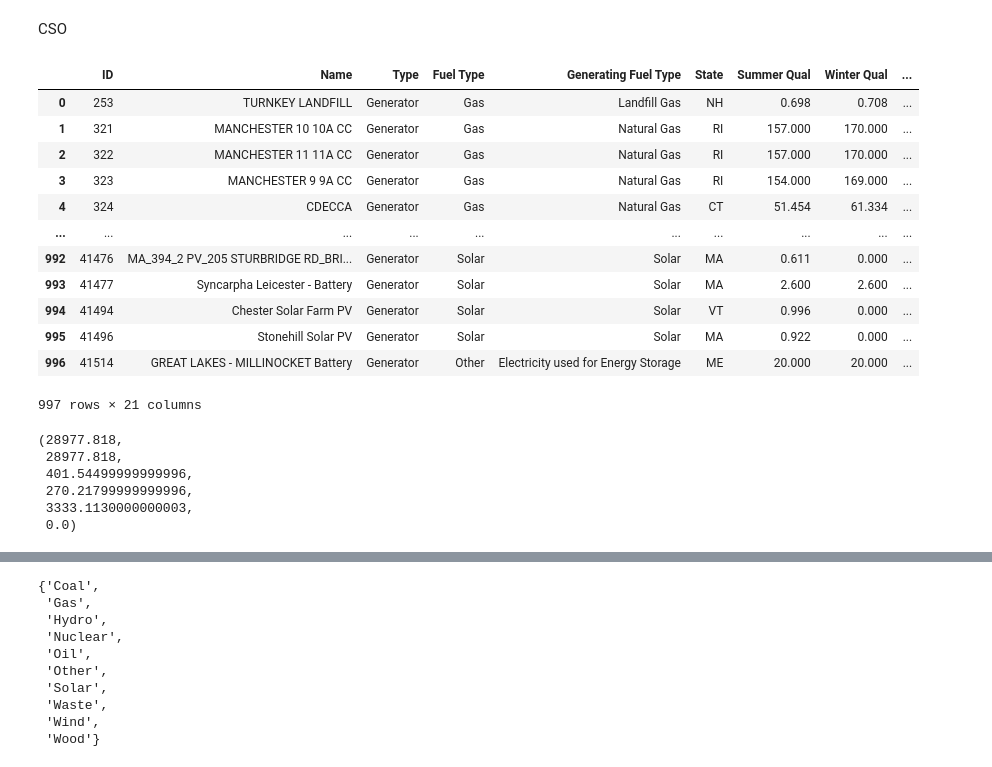
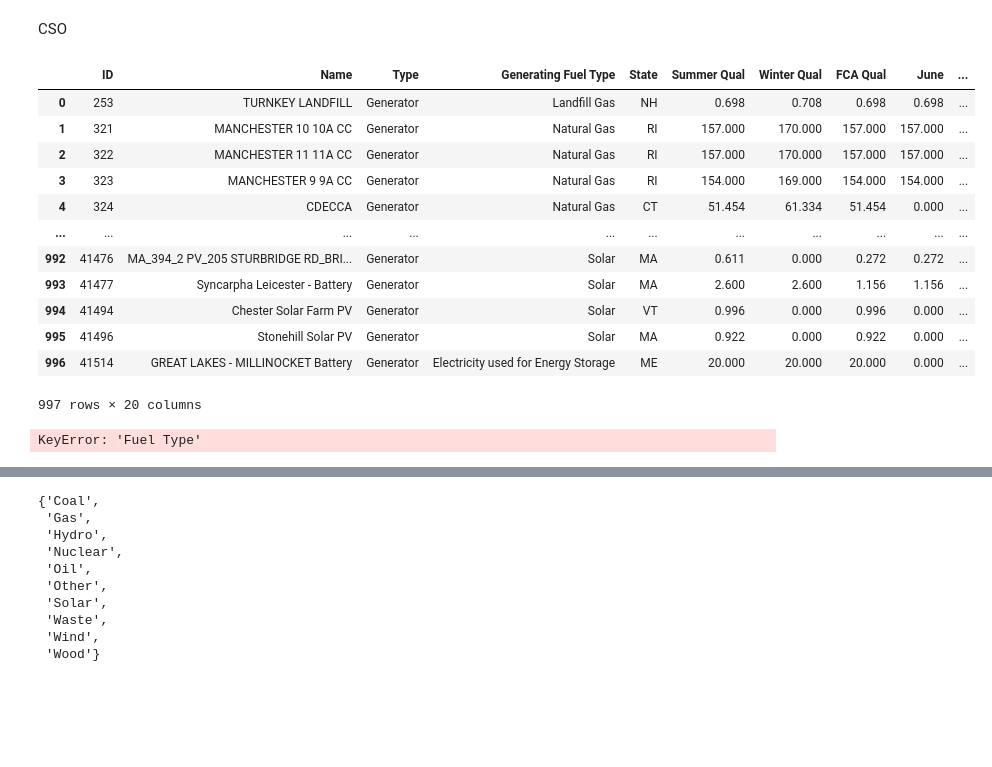
Before and after one commit to MahdiMehrtash/MARKET-Research, a Jupyter notebook: PFP.ipynb, the cells around one changed output, grey strips where cells are left out. Saved outputs shown, nothing was run; the diff lists cells and outputs as text; code cells hidden in the pictures; blank space fills up the shorter version.

```diff
--- a/PFP.ipynb
+++ b/PFP.ipynb
@@ -19,23 +19,24 @@ df = df[df['Type'] == 'Generator']
 # save df to csv
 # df.to_csv('data/CSO2023.csv', index=False)
 # %%
-df = pd.read_csv('data/CSO2023.csv', skiprows=0, index_col=None)
+# df = pd.read_csv('data/CSO2023.csv', skiprows=0, index_col=None)
-# %%
-df
-# %% [output]
-|  | ID | Name | Type | Fuel Type | Generating Fuel Type | State | Summer Qual | Winter Qual | ... |
-| 0 | 253 | TURNKEY LANDFILL | Generator | Gas | Landfill Gas | NH | 0.698 | 0.708 | ... |
-| 1 | 321 | MANCHESTER 10 10A CC | Generator | Gas | Natural Gas | RI | 157.000 | 170.000 | ... |
-| 2 | 322 | MANCHESTER 11 11A CC | Generator | Gas | Natural Gas | RI | 157.000 | 170.000 | ... |
-| 3 | 323 | MANCHESTER 9 9A CC | Generator | Gas | Natural Gas | RI | 154.000 | 169.000 | ... |
-| 4 | 324 | CDECCA | Generator | Gas | Natural Gas | CT | 51.454 | 61.334 | ... |
-| ... | ... | ... | ... | ... | ... | ... | ... | ... | ... |
-| 992 | 41476 | MA_394_2 PV_205 STURBRIDGE RD_BRI... | Generator | Solar | Solar | MA | 0.611 | 0.000 | ... |
-| 993 | 41477 | Syncarpha Leicester - Battery | Generator | Solar | Solar | MA | 2.600 | 2.600 | ... |
-| 994 | 41494 | Chester Solar Farm PV | Generator | Solar | Solar | VT | 0.996 | 0.000 | ... |
-| 995 | 41496 | Stonehill Solar PV | Generator | Solar | Solar | MA | 0.922 | 0.000 | ... |
-| 996 | 41514 | GREAT LAKES - MILLINOCKET Battery | Generator | Other | Electricity used for Energy Storage | ME | 20.000 | 20.000 | ... |
-997 rows × 21 columns
+# %%
+df.reset_index(drop=True, inplace=True)
+df
+# %% [output]
+|  | ID | Name | Type | Generating Fuel Type | State | Summer Qual | Winter Qual | FCA Qual | June | ... |
+| 0 | 253 | TURNKEY LANDFILL | Generator | Landfill Gas | NH | 0.698 | 0.708 | 0.698 | 0.698 | ... |
+| 1 | 321 | MANCHESTER 10 10A CC | Generator | Natural Gas | RI | 157.000 | 170.000 | 157.000 | 157.000 | ... |
+| 2 | 322 | MANCHESTER 11 11A CC | Generator | Natural Gas | RI | 157.000 | 170.000 | 157.000 | 157.000 | ... |
+| 3 | 323 | MANCHESTER 9 9A CC | Generator | Natural Gas | RI | 154.000 | 169.000 | 154.000 | 154.000 | ... |
+| 4 | 324 | CDECCA | Generator | Natural Gas | CT | 51.454 | 61.334 | 51.454 | 0.000 | ... |
+| ... | ... | ... | ... | ... | ... | ... | ... | ... | ... | ... |
+| 992 | 41476 | MA_394_2 PV_205 STURBRIDGE RD_BRI... | Generator | Solar | MA | 0.611 | 0.000 | 0.272 | 0.272 | ... |
+| 993 | 41477 | Syncarpha Leicester - Battery | Generator | Solar | MA | 2.600 | 2.600 | 1.156 | 1.156 | ... |
+| 994 | 41494 | Chester Solar Farm PV | Generator | Solar | VT | 0.996 | 0.000 | 0.996 | 0.000 | ... |
+| 995 | 41496 | Stonehill Solar PV | Generator | Solar | MA | 0.922 | 0.000 | 0.922 | 0.000 | ... |
+| 996 | 41514 | GREAT LAKES - MILLINOCKET Battery | Generator | Electricity used for Energy Storage | ME | 20.000 | 20.000 | 20.000 | 0.000 | ... |
+997 rows × 20 columns
 # %%
 # df[df['Type'] == 'Generator']['Generating Fuel Type'],
 df[df['Type'] == 'Generator']['July'].sum(),\
@@ -45,10 +46,5 @@ df[df['Type'] == 'Generator']['July'].sum(), \
     df[df['Type'] == 'Generator'][df['Generating Fuel Type']== 'Nuclear Uranium, Plutonium, Thorium']['July'].sum(), \
     df[df['Type'] == 'Generator'][df['Fuel Type'] == 'Coal']['July'].sum()
 # %% [output]
-(28977.818,
- 28977.818,
- 401.54499999999996,
- 270.21799999999996,
- 3333.1130000000003,
- 0.0)
+KeyError: 'Fuel Type'
 # %%
```
Also changed, not shown: parts of 19 cells of this notebook, 27 other files.
